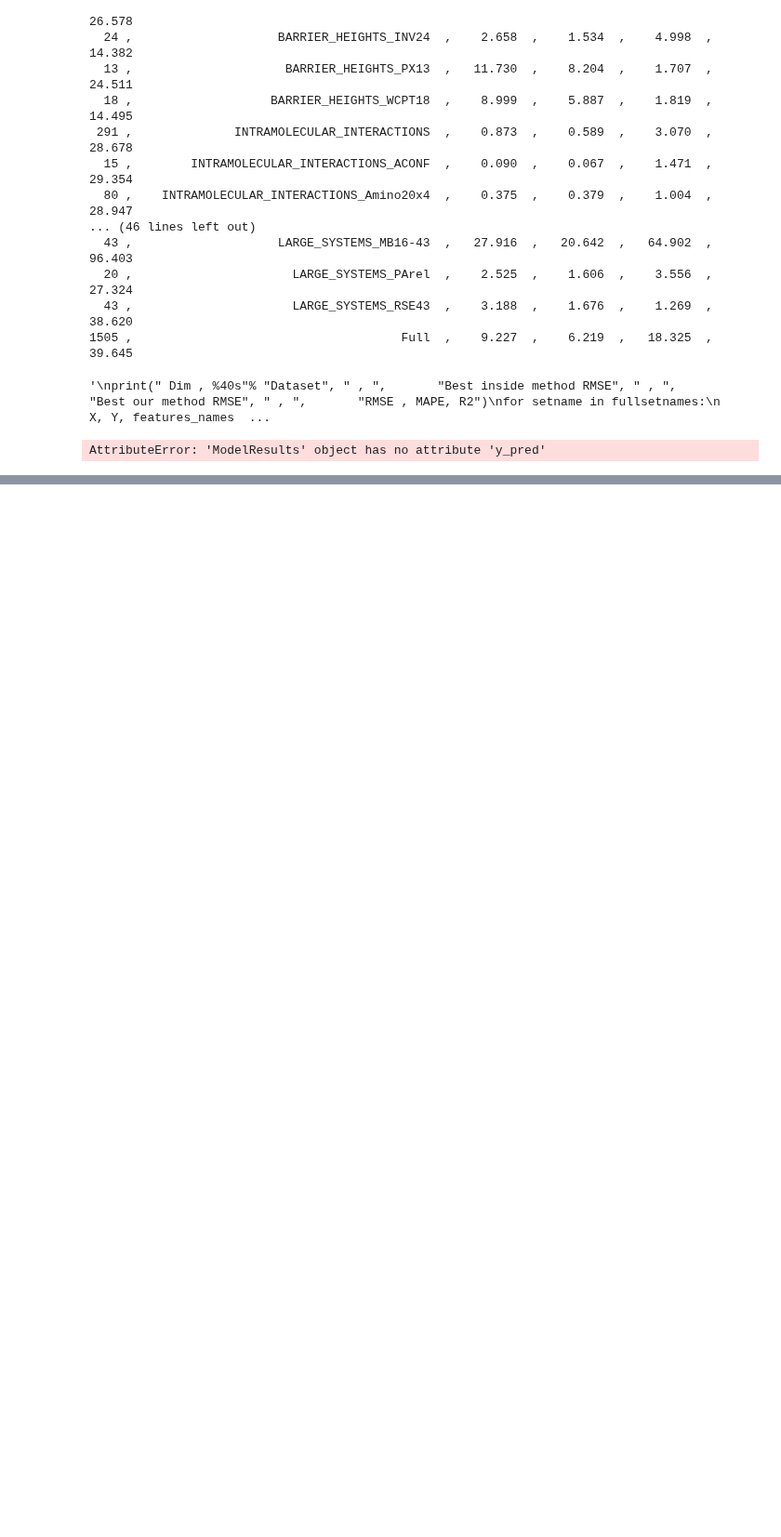
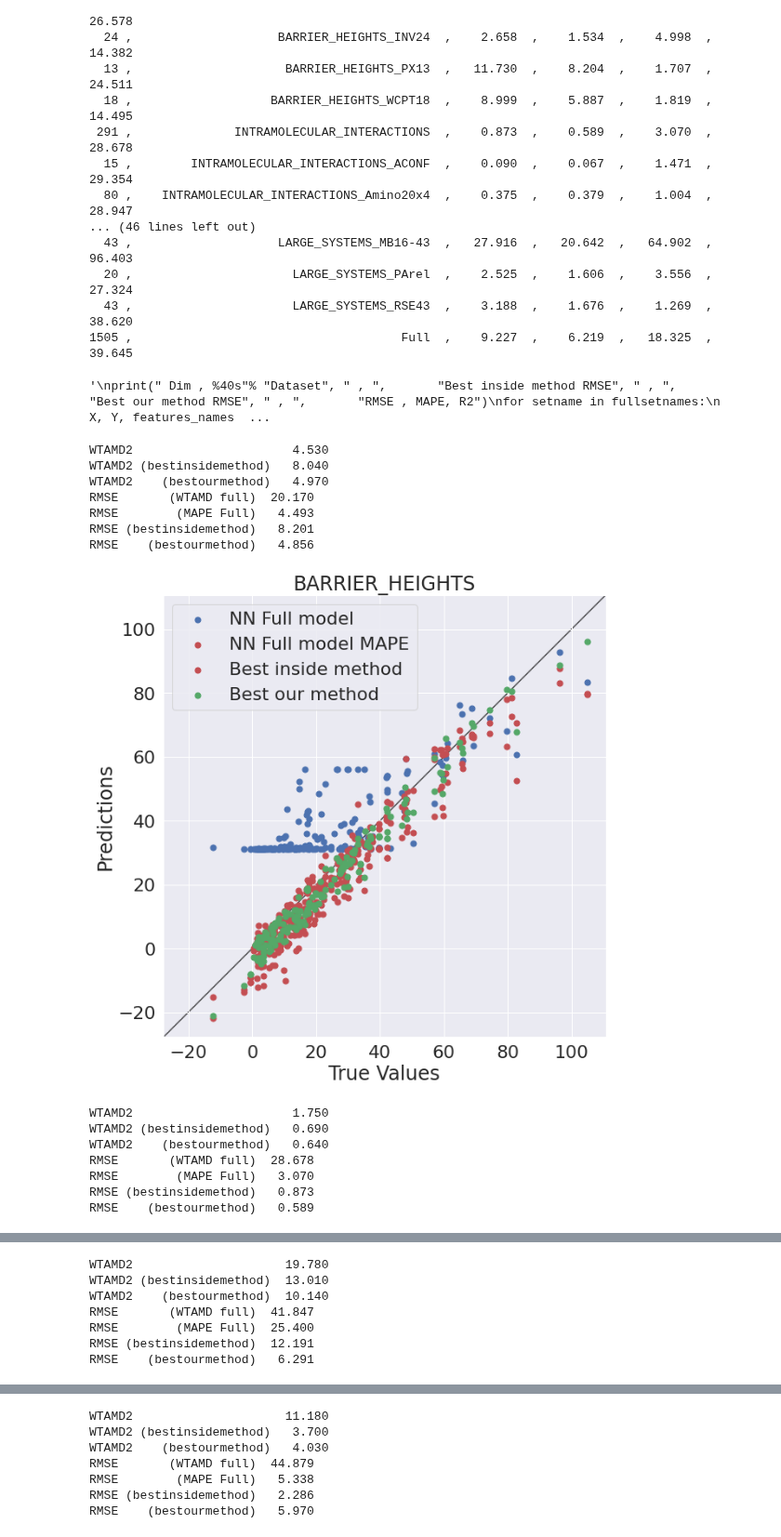
Before and after one commit to lstorchi/model_reaction_data, a Jupyter notebook: generaldataset_NN.ipynb, the cells around one changed output, grey strips where cells are left out. Shown at 93% size. Saved outputs shown, nothing was run; the diff lists cells and outputs as text; code cells hidden in the pictures; blank space fills up the shorter version.

```diff
--- a/generaldataset_NN.ipynb
+++ b/generaldataset_NN.ipynb
@@ -887,53 +887,81 @@ for setname in fullsetnames:
 # %% [output]
 '\nprint(" Dim , %40s"% "Dataset", " , ",       "Best inside method RMSE", " , ",       "Best our method RMSE", " , ",       "RMSE , MAPE, R2")\nfor setname in fullsetnames:\n    X, Y, features_names  ...
 # %%
+printonlysuperset = True
+
 for setname in fullsetnames:
+    ssetname = "Full"
+    if setname in supersetnames or setname == "Full":
+        ssetname = setname
+    else:
+        lastunder = setname.rfind("_")
+        ssetname = setname[:lastunder]
+
     X, Y, features_names = \
             commonutils.build_XY_matrix (models_results[setname].fulldescriptors, \
                                     models_results[setname].labels)
-    y_pred = models_results[setname].y_pred
-    rmse = mean_squared_error(Y, y_pred, squared=False)
+
+    setlist = []
+    for i, s in enumerate(models_results[setname].setname):
+        ss = models_results[setname].supersetname[i]
+        setlist.append(ss + "_" + s)
+    supersetlist = models_results[setname].supersetname
+
+    y_pred_wtamd = models_results[setname].y_pred_wtamd
+    rmse_wtamd = mean_squared_error(Y, y_pred_wtamd, squared=False)
     y_pred_mape = models_results[setname].y_pred_mape
     rmse_mape = mean_squared_error(Y, y_pred_mape, squared=False)
 
-    print("RMSE             (full) %7.3f"%rmse)
+    if setname in supersetnames or setname == "Full":
+        wtmad2 = commonutils.wtmad_calc(supersetlist, setlist, y_pred_mape, \
+                                      Y, includeFull = True)
+        print("WTAMD2                    %7.3f"%wtmad2["Full"])
+        print("WTAMD2 (bestinsidemethod) %7.3f"%models_results[setname].bestinsidemethod_wtamd)
+        print("WTAMD2    (bestourmethod) %7.3f"%models_results[setname].bestourmethod_wtamd)
+
+    if printonlysuperset and setname not in list(supersetnames.keys()) + ["Full"]:
+        continue
+
+    print("RMSE       (WTAMD full) %7.3f"%rmse_wtamd)
     print("RMSE        (MAPE Full) %7.3f"%rmse_mape)
     print("RMSE (bestinsidemethod) %7.3f"%models_results[setname].bestinsidemethod_rmse)
     print("RMSE    (bestourmethod) %7.3f"%models_results[setname].bestourmethod_rmse)
 
-    #print("MAPE ", setname, " : %6.2f"%mape)
-    #print("R2   ", setname, " : %6.2f"%r2)
-
-    #y_pred_mape = models_results[setname].y_pred_mape
-    #rmse = mean_squared_error(Y, y_pred_mape, squared=False)
-    #mape = mean_absolute_percentage_error(Y, y_pred_mape)
-    #r2 = r2_score(Y, y_pred_mape)
-    #print("RMSE MAPE", setname, " : %6.2f"%rmse)
-    #print("MAPE MAPE", setname, " : %6.2f"%mape)
-    #print("R2   MAPE", setname, " : %6.2f"%r2)
-    plt.clf()
-    #plt.scatter(Y, y_pred)
 
     fig, ax = plt.subplots()
-    ax.scatter(Y, y_pred, c='b', s=50, label='NN Full model')
+    ax.scatter(Y, y_pred_wtamd, c='b', s=50, label='NN Full model')
     ax.scatter(Y, y_pred_mape, \
                 c='r', s=50, label='NN Full model MAPE')
     ax.scatter(Y, models_results[setname].y_pred_bestinsidemethod, \
                 c='r', s=50, label='Best inside method')
     ax.scatter(Y, models_results[setname].y_pred_bestourmethod, \
                c='g', s=50, label='Best our method')
     lims = [
         np.min([ax.get_xlim(), ax.get_ylim()]),  # min of both axes
         np.max([ax.get_xlim(), ax.get_ylim()]),  # max of both axes
     ]
     ax.plot(lims, lims, 'k-', alpha=0.75, zorder=0)
     ax.set_aspect('equal')
     ax.set_xlim(lims)
     ax.set_ylim(lims)
     plt.xlabel('True Values')
     plt.ylabel('Predictions')
     plt.legend(loc="upper left")
     plt.title(setname)
     plt.show()
 # %% [output]
-AttributeError: 'ModelResults' object has no attribute 'y_pred'
+WTAMD2                      4.530
+WTAMD2 (bestinsidemethod)   8.040
+WTAMD2    (bestourmethod)   4.970
+RMSE       (WTAMD full)  20.170
+RMSE        (MAPE Full)   4.493
+RMSE (bestinsidemethod)   8.201
+RMSE    (bestourmethod)   4.856
+[figure, added]
+WTAMD2                      1.750
+WTAMD2 (bestinsidemethod)   0.690
+WTAMD2    (bestourmethod)   0.640
+RMSE       (WTAMD full)  28.678
+RMSE        (MAPE Full)   3.070
+RMSE (bestinsidemethod)   0.873
+RMSE    (bestourmethod)   0.589
@@ -939,0 +969,7 @@ AttributeError: 'ModelResults' object has no attribute 'y_pred'
+WTAMD2                     19.780
+WTAMD2 (bestinsidemethod)  13.010
+WTAMD2    (bestourmethod)  10.140
+RMSE       (WTAMD full)  41.847
+RMSE        (MAPE Full)  25.400
+RMSE (bestinsidemethod)  12.191
+RMSE    (bestourmethod)   6.291
@@ -939,0 +977,7 @@ AttributeError: 'ModelResults' object has no attribute 'y_pred'
+WTAMD2                     11.180
+WTAMD2 (bestinsidemethod)   3.700
+WTAMD2    (bestourmethod)   4.030
+RMSE       (WTAMD full)  44.879
+RMSE        (MAPE Full)   5.338
+RMSE (bestinsidemethod)   2.286
+RMSE    (bestourmethod)   5.970
```
Also changed, not shown: parts of 1 cell of this notebook, 1 other file.
